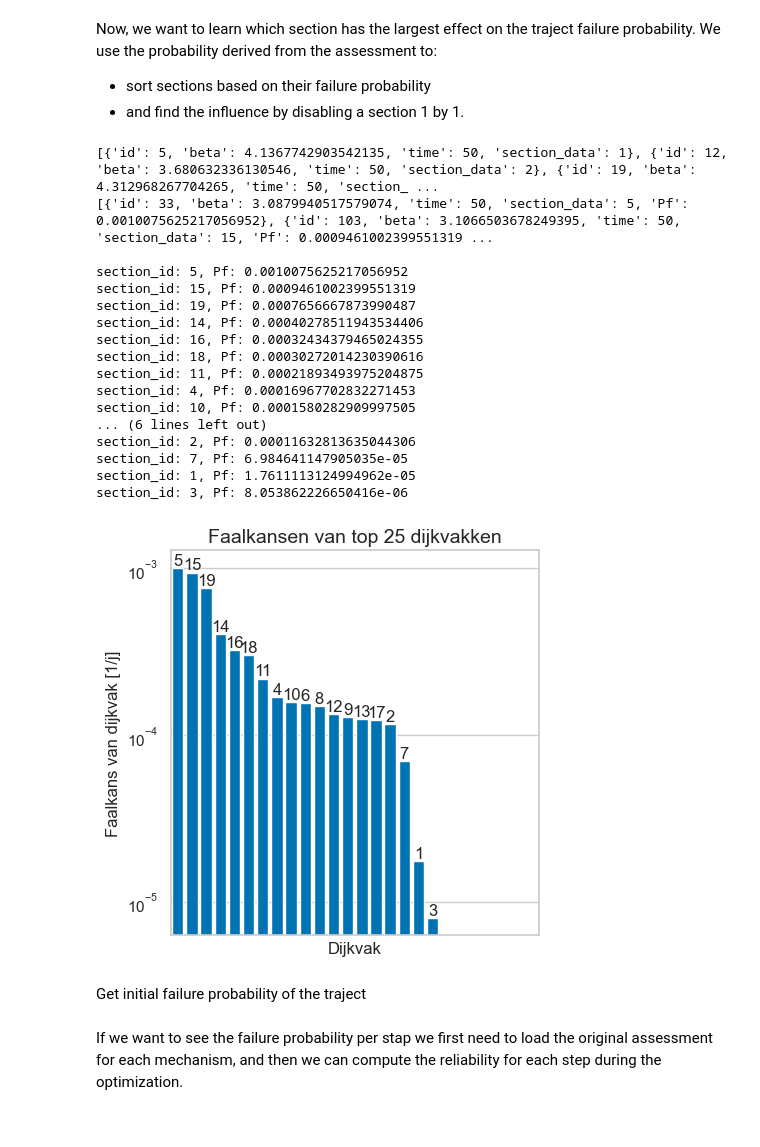
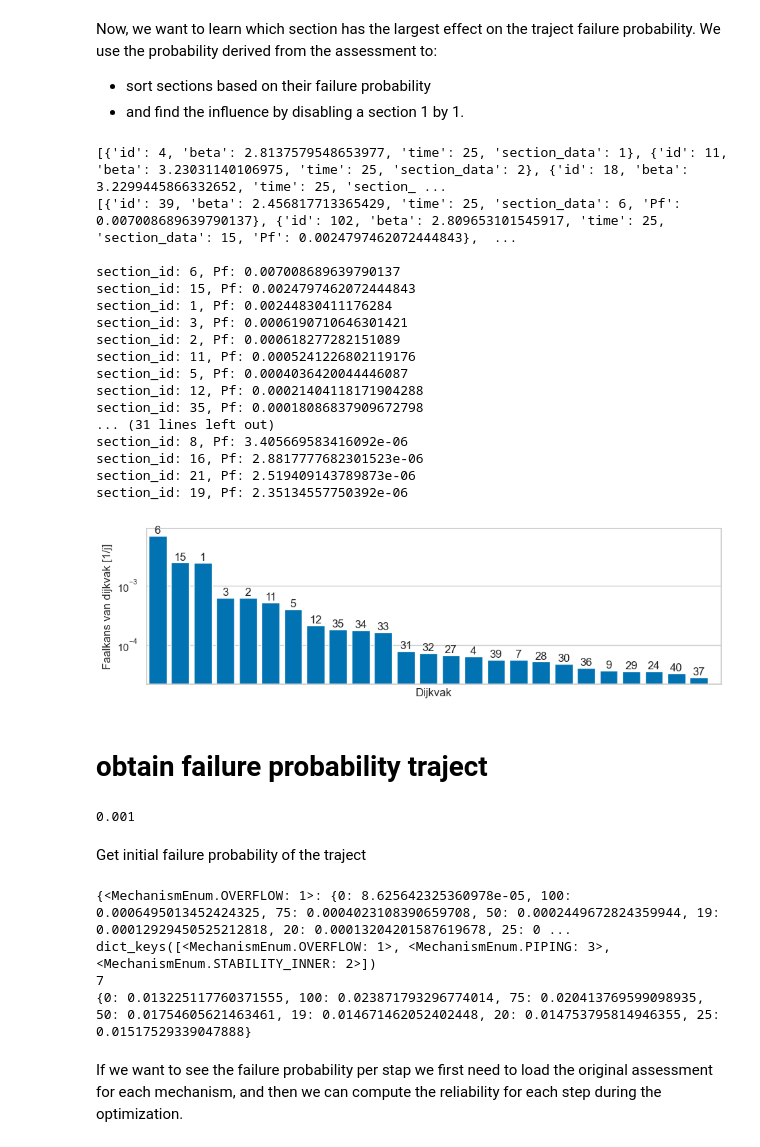
Before and after one commit to Deltares/VRSuiteUtils, a Jupyter notebook: postprocessing/notebook_sort_by_failure_prob.ipynb, the cells around one changed output. Drawn from its saved outputs; the diff is of its cells as text; code cells hidden in the pictures.

```diff
--- a/postprocessing/notebook_sort_by_failure_prob.ipynb
+++ b/postprocessing/notebook_sort_by_failure_prob.ipynb
@@ -26,7 +26,8 @@ colors = sns.color_palette("colorblind", 10)
 ### Get the runs that are in the database
 First we get an overview of the runs in the database
 # %%
-database_path = Path(r'c:\VRM\traject10_voor_handreiking\10-3\database_10-3.sqlite')
+# Give the path to the database
+database_path = Path(r'c:\VRM\traject10_voor_handreiking\10-2\database_10-2.sqlite')
 # casename = 'new_discounting'
 run_list = get_overview_of_runs(database_path)
 run_list = [run for run in run_list if run['optimization_type_name']== 'VEILIGHEIDSRENDEMENT']
@@ -60,56 +61,67 @@ print(section_reliability_assessment_list_sorted_pf)
 # print section ids and Pf
 print()
 for section in section_reliability_assessment_list_sorted_pf:
     print(f"section_id: {section['section_data']}, Pf: {section['Pf']}")
 
 
 # write the results to a csv file with the steps, section id, beta and Pf
 output_dir = database_path.parent
 csv_failure_per_section = output_dir / 'failure_per_section.csv'
 with open(csv_failure_per_section, 'w') as f:
     f.write('step, section id, beta, Pf\n')
     for i, section in enumerate(section_reliability_assessment_list_sorted_pf):
         f.write(f"{i+1}, {section['section_data']}, {section['beta']}, {section['Pf']}\n")
 
+
+top_x = min(25, len(section_reliability_assessment_list_sorted_pf))
+
 # create a bar plot of the Pf values (on the y axis) and the section ids (on the x axis)
 # y-axis in log scale
 fig, ax = plt.subplots()
-top_x = 25
 # make width dependent on number of sections, so that labels fit
-fig.set_size_inches(0.25*len(section_reliability_assessment_list_sorted_pf), 5)
+fig.set_size_inches(0.25*len(section_reliability_assessment_list_sorted_pf), 3)
 # add title
-ax.set_title(f'Faalkansen van top {top_x} dijkvakken', fontsize=14)
-ax.bar(np.arange(0, len(section_reliability_assessment_list_sorted_pf)), [section['Pf'] for section in section_reliability_assessment_list_sorted_pf], color=colors[0])
+# ax.set_title(f'Faalkansen van top {top_x} dijkvakken', fontsize=14)
+ax.bar(np.arange(0, len(section_reliability_assessment_list_sorted_pf[0:top_x])), [section['Pf'] for section in section_reliability_assessment_list_sorted_pf[0:top_x]], color=colors[0])
 ax.set_yscale('log')
 # add section_data above each bar
-for i, section in enumerate(section_reliability_assessment_list_sorted_pf[0:top_x+1]):
+for i, section in enumerate(section_reliability_assessment_list_sorted_pf[0:top_x]):
     ax.text(i, section['Pf'], f"{section['section_data']}", ha='center', va='bottom')
 ax.set_xlabel('Dijkvak', fontsize=12)
 # hide x-ticks
 ax.set_xticks([])
 # show only first 25 sections, so set an xlim to the x-axis
-ax.set_xlim(-0.5, top_x+.5)
+ax.set_xlim(-0.5, top_x)
 ax.set_ylabel('Faalkans van dijkvak [1/j]', fontsize=12)
+# save the figure
+fig.savefig(output_dir / 'failure_per_section.png', dpi=300, bbox_inches='tight')
 plt.show()
 # %% [output]
-[{'id': 5, 'beta': 4.1367742903542135, 'time': 50, 'section_data': 1}, {'id': 12, 'beta': 3.680632336130546, 'time': 50, 'section_data': 2}, {'id': 19, 'beta': 4.312968267704265, 'time': 50, 'section_ ...
-[{'id': 33, 'beta': 3.0879940517579074, 'time': 50, 'section_data': 5, 'Pf': 0.0010075625217056952}, {'id': 103, 'beta': 3.1066503678249395, 'time': 50, 'section_data': 15, 'Pf': 0.0009461002399551319 ...
+[{'id': 4, 'beta': 2.8137579548653977, 'time': 25, 'section_data': 1}, {'id': 11, 'beta': 3.23031140106975, 'time': 25, 'section_data': 2}, {'id': 18, 'beta': 3.2299445866332652, 'time': 25, 'section_ ...
+[{'id': 39, 'beta': 2.456817713365429, 'time': 25, 'section_data': 6, 'Pf': 0.007008689639790137}, {'id': 102, 'beta': 2.809653101545917, 'time': 25, 'section_data': 15, 'Pf': 0.0024797462072444843},  ...
 
-section_id: 5, Pf: 0.0010075625217056952
-section_id: 15, Pf: 0.0009461002399551319
-section_id: 19, Pf: 0.0007656667873990487
-section_id: 14, Pf: 0.00040278511943534406
-section_id: 16, Pf: 0.00032434379465024355
-section_id: 18, Pf: 0.00030272014230390616
-section_id: 11, Pf: 0.00021893493975204875
-section_id: 4, Pf: 0.00016967702832271453
-section_id: 10, Pf: 0.0001580282909997505
-... (6 lines left out)
-section_id: 2, Pf: 0.00011632813635044306
-section_id: 7, Pf: 6.984641147905035e-05
-section_id: 1, Pf: 1.7611113124994962e-05
-section_id: 3, Pf: 8.053862226650416e-06
+section_id: 6, Pf: 0.007008689639790137
+section_id: 15, Pf: 0.0024797462072444843
+section_id: 1, Pf: 0.00244830411176284
+section_id: 3, Pf: 0.0006190710646301421
+section_id: 2, Pf: 0.000618277282151089
+section_id: 11, Pf: 0.0005241226802119176
+section_id: 5, Pf: 0.0004036420044446087
+section_id: 12, Pf: 0.00021404118171904288
+section_id: 35, Pf: 0.00018086837909672798
+... (31 lines left out)
+section_id: 8, Pf: 3.405669583416092e-06
+section_id: 16, Pf: 2.8817777682301523e-06
+section_id: 21, Pf: 2.519409143789873e-06
+section_id: 19, Pf: 2.35134557750392e-06
-[figure, old version]
+[figure, new version]
+# %% [markdown]
+# obtain failure probability traject
+# %%
+pf_eis = get_traject_pf_required(database_path)
+print(pf_eis)
+# %% [output]
+0.001
 # %% [markdown]
 Get initial failure probability of the traject
 # %%
@@ -130,6 +142,11 @@ time_steps = initial_traject_prob_per_mechanism[MechanismEnum.OVERFLOW].keys()
 # we don't know the amount of time steps in advance. Each of the three MechanismEnums has multiple failure probability values for n_time_steps
 initial_traject_prob = {time: sum([initial_traject_prob_per_mechanism[mechanism][time] for mechanism in initial_traject_prob_per_mechanism]) for time in time_steps}
 print(initial_traject_prob)
+# %% [output]
+{<MechanismEnum.OVERFLOW: 1>: {0: 8.625642325360978e-05, 100: 0.0006495013452424325, 75: 0.0004023108390659708, 50: 0.0002449672824359944, 19: 0.00012929450525212818, 20: 0.00013204201587619678, 25: 0 ...
+dict_keys([<MechanismEnum.OVERFLOW: 1>, <MechanismEnum.PIPING: 3>, <MechanismEnum.STABILITY_INNER: 2>])
+7
+{0: 0.013225117760371555, 100: 0.023871793296774014, 75: 0.020413769599098935, 50: 0.01754605621463461, 19: 0.014671462052402448, 20: 0.014753795814946355, 25: 0.01517529339047888}
 # %% [markdown]
 If we want to see the failure probability per stap we first need to load the original assessment for each mechanism, and then we can compute the reliability for each step during the optimization.
 # %%
```
Also changed, not shown: parts of 12 cells of this notebook, 1 other file.
